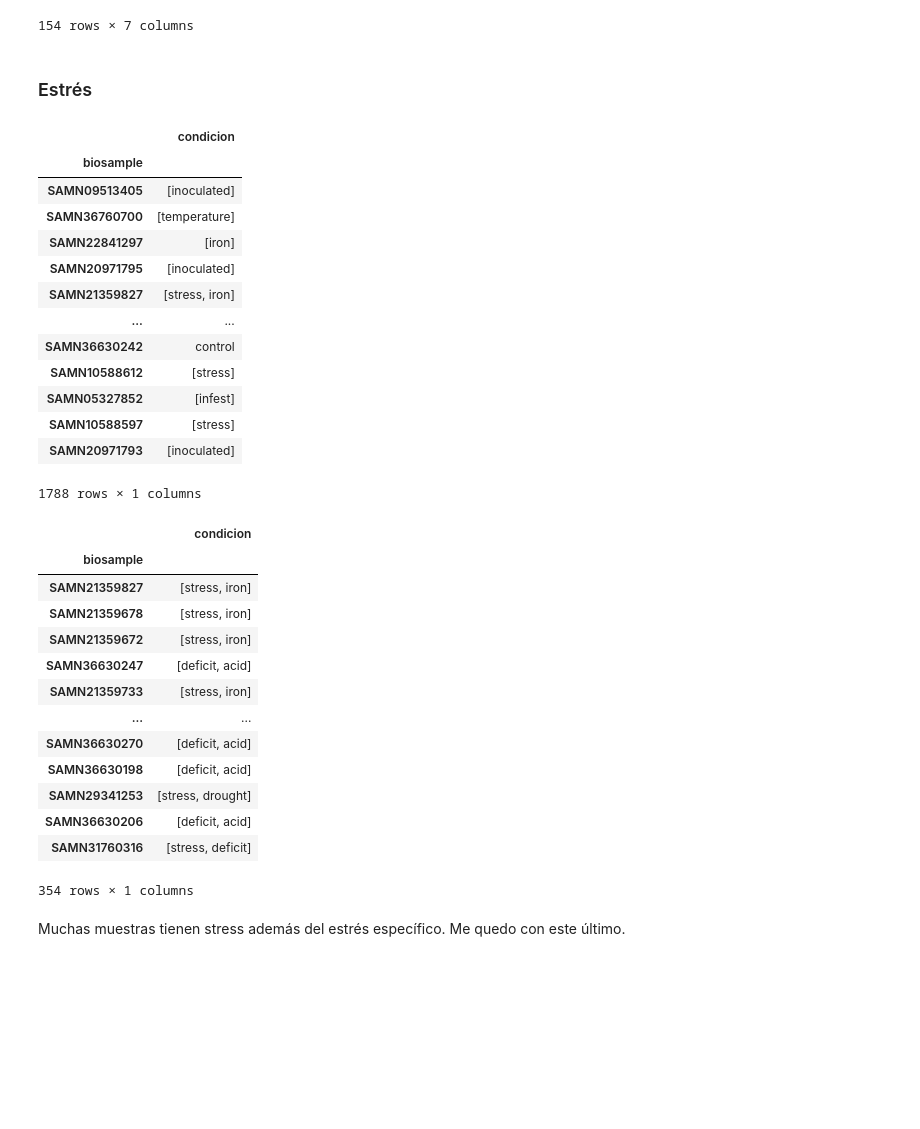
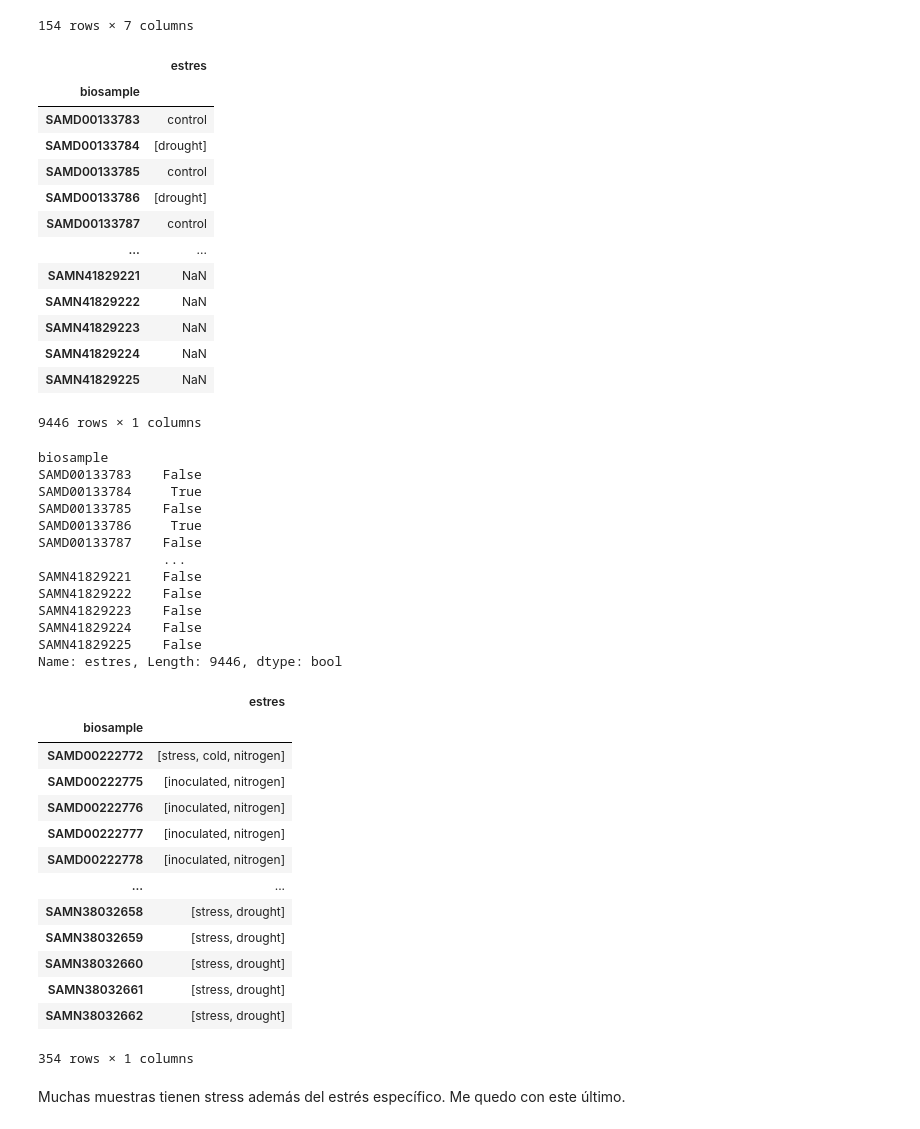
Before and after one commit to freire-guido/soy-biomarkers, a Jupyter notebook: anotacion/sample.ipynb, the cells around one changed output. Cells and saved outputs as stored; diff of their text form; code cells hidden in the pictures; blank space fills up the shorter version.

```diff
--- a/anotacion/sample.ipynb
+++ b/anotacion/sample.ipynb
@@ -102,3 +168,6 @@ estreses.to_csv('estreses.csv')
 def cols_true(row):
 # Devuelve lista de columnas verdaderas para row
     return row[row].index.to_list()
+# %%
+condicion = pd.DataFrame(index=tejidos.index.union(estreses.index))
+condicion
@@ -107,3 +190,0 @@ def cols_true(row):
-# %%
-condicion = pd.DataFrame(index = estreses.index)
-condicion.loc[indicadores['control'] | indicadores['ctrl'], 'condicion'] = 'control'
@@ -127,46 +221,61 @@ bioprojects[bioprojects['stress'] == 'control']
 154 rows × 7 columns
 # %%
 sample_stress_project = metadata.reset_index().set_index('bioproject').join(bioprojects, rsuffix='_bioprj').set_index('biosample')['stress']
-condicion.loc[sample_stress_project == 'control', 'condicion'] = 'control'
+condicion.loc[sample_stress_project == 'control', 'estres'] = 'control'
 # %%
-control = condicion['condicion'] == 'control'
+control = condicion['estres'] == 'control'
-# %% [markdown]
-### Estrés
 # %%
-condicion.loc[~control, 'condicion'] = indicadores[~control].apply(cols_true, axis = 1)
+condicion.loc[~control, 'estres'] = ind_estr[~control].apply(cols_true, axis = 1)
 condicion
 # %% [output]
-|  | condicion |
+|  | estres |
 | biosample |  |
-| SAMN09513405 | [inoculated] |
-| SAMN36760700 | [temperature] |
-| SAMN22841297 | [iron] |
-| SAMN20971795 | [inoculated] |
-| SAMN21359827 | [stress, iron] |
+| SAMD00133783 | control |
+| SAMD00133784 | [drought] |
+| SAMD00133785 | control |
+| SAMD00133786 | [drought] |
+| SAMD00133787 | control |
 | ... | ... |
-| SAMN36630242 | control |
-| SAMN10588612 | [stress] |
-| SAMN05327852 | [infest] |
-| SAMN10588597 | [stress] |
-| SAMN20971793 | [inoculated] |
+| SAMN41829221 | NaN |
+| SAMN41829222 | NaN |
+| SAMN41829223 | NaN |
+| SAMN41829224 | NaN |
+| SAMN41829225 | NaN |
-1788 rows × 1 columns
+9446 rows × 1 columns
+# %%
+lista = condicion['estres'].apply(lambda r: isinstance(r, list))
+lista
+# %% [output]
+biosample
+SAMD00133783    False
+SAMD00133784     True
+SAMD00133785    False
+SAMD00133786     True
+SAMD00133787    False
+                ...
+SAMN41829221    False
+SAMN41829222    False
+SAMN41829223    False
+SAMN41829224    False
+SAMN41829225    False
+Name: estres, Length: 9446, dtype: bool
 # %%
-multi = ~control & (condicion.loc[~control, 'condicion'].map(len) > 1)
+multi = ~control & (condicion.loc[~control & lista, 'estres'].map(len) > 1)
 condicion[multi]
 # %% [output]
-|  | condicion |
+|  | estres |
 | biosample |  |
-| SAMN21359827 | [stress, iron] |
-| SAMN21359678 | [stress, iron] |
-| SAMN21359672 | [stress, iron] |
-| SAMN36630247 | [deficit, acid] |
-| SAMN21359733 | [stress, iron] |
+| SAMD00222772 | [stress, cold, nitrogen] |
+| SAMD00222775 | [inoculated, nitrogen] |
+| SAMD00222776 | [inoculated, nitrogen] |
+| SAMD00222777 | [inoculated, nitrogen] |
+| SAMD00222778 | [inoculated, nitrogen] |
 | ... | ... |
-| SAMN36630270 | [deficit, acid] |
-| SAMN36630198 | [deficit, acid] |
-| SAMN29341253 | [stress, drought] |
-| SAMN36630206 | [deficit, acid] |
-| SAMN31760316 | [stress, deficit] |
+| SAMN38032658 | [stress, drought] |
+| SAMN38032659 | [stress, drought] |
+| SAMN38032660 | [stress, drought] |
+| SAMN38032661 | [stress, drought] |
+| SAMN38032662 | [stress, drought] |
 354 rows × 1 columns
 # %% [markdown]
 Muchas muestras tienen stress además del estrés específico. Me quedo con este último.
```
Also changed, not shown: parts of 39 cells of this notebook, 2 other files.
